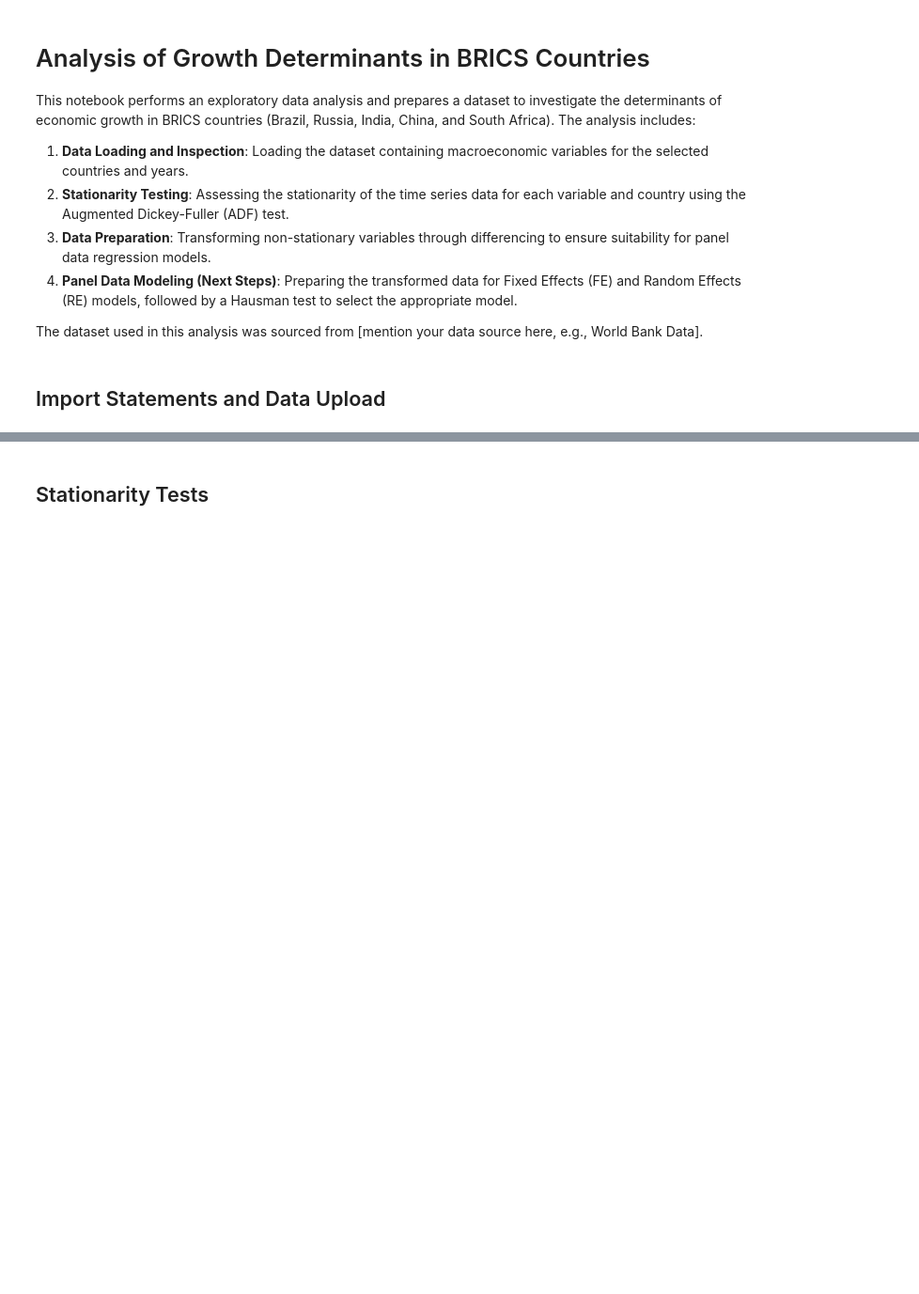
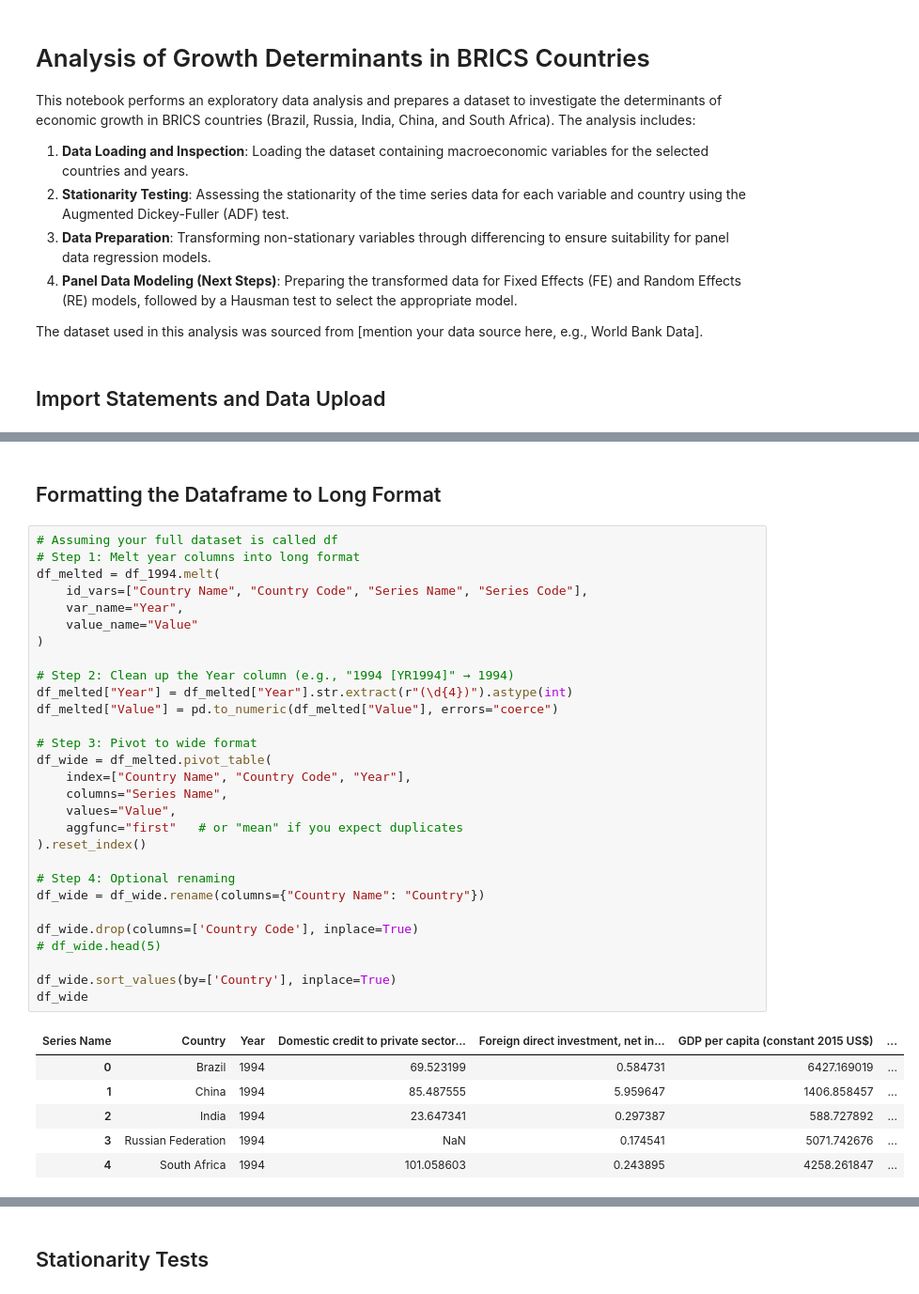
Before and after one commit to PranayPrasanth/FDI_vs_GDP_BRICS, a Jupyter notebook: notebooks/stationarity_tests_and_transformations.ipynb, the cells around one changed output, grey strips where cells are left out. Shown at 94% size. Cells and saved outputs as stored; diff of their text form; blank space fills up the shorter version.

```diff
--- a/notebooks/stationarity_tests_and_transformations.ipynb
+++ b/notebooks/stationarity_tests_and_transformations.ipynb
@@ -54,0 +67,38 @@ dtype: object
+# %% [markdown]
+## Formatting the Dataframe to Long Format
+# %%
+# Assuming your full dataset is called df
+# Step 1: Melt year columns into long format
+df_melted = df_1994.melt(
+    id_vars=["Country Name", "Country Code", "Series Name", "Series Code"],
+    var_name="Year",
+    value_name="Value"
+)
+
+# Step 2: Clean up the Year column (e.g., "1994 [YR1994]" → 1994)
+df_melted["Year"] = df_melted["Year"].str.extract(r"(\d{4})").astype(int)
+df_melted["Value"] = pd.to_numeric(df_melted["Value"], errors="coerce")
+
+# Step 3: Pivot to wide format
+df_wide = df_melted.pivot_table(
+    index=["Country Name", "Country Code", "Year"],
+    columns="Series Name",
+    values="Value",
+    aggfunc="first"   # or "mean" if you expect duplicates
+).reset_index()
+
+# Step 4: Optional renaming
+df_wide = df_wide.rename(columns={"Country Name": "Country"})
+
+df_wide.drop(columns=['Country Code'], inplace=True)
+# df_wide.head(5)
+
+df_wide.sort_values(by=['Country'], inplace=True)
+df_wide
+# %% [output]
+| Series Name | Country | Year | Domestic credit to private sector... | Foreign direct investment, net in... | GDP per capita (constant 2015 US$) | ... |
+| 0 | Brazil | 1994 | 69.523199 | 0.584731 | 6427.169019 | ... |
+| 1 | China | 1994 | 85.487555 | 5.959647 | 1406.858457 | ... |
+| 2 | India | 1994 | 23.647341 | 0.297387 | 588.727892 | ... |
+| 3 | Russian Federation | 1994 | NaN | 0.174541 | 5071.742676 | ... |
+| 4 | South Africa | 1994 | 101.058603 | 0.243895 | 4258.261847 | ... |
```
Also changed, not shown: parts of 9 cells of this notebook, 1 other file.
